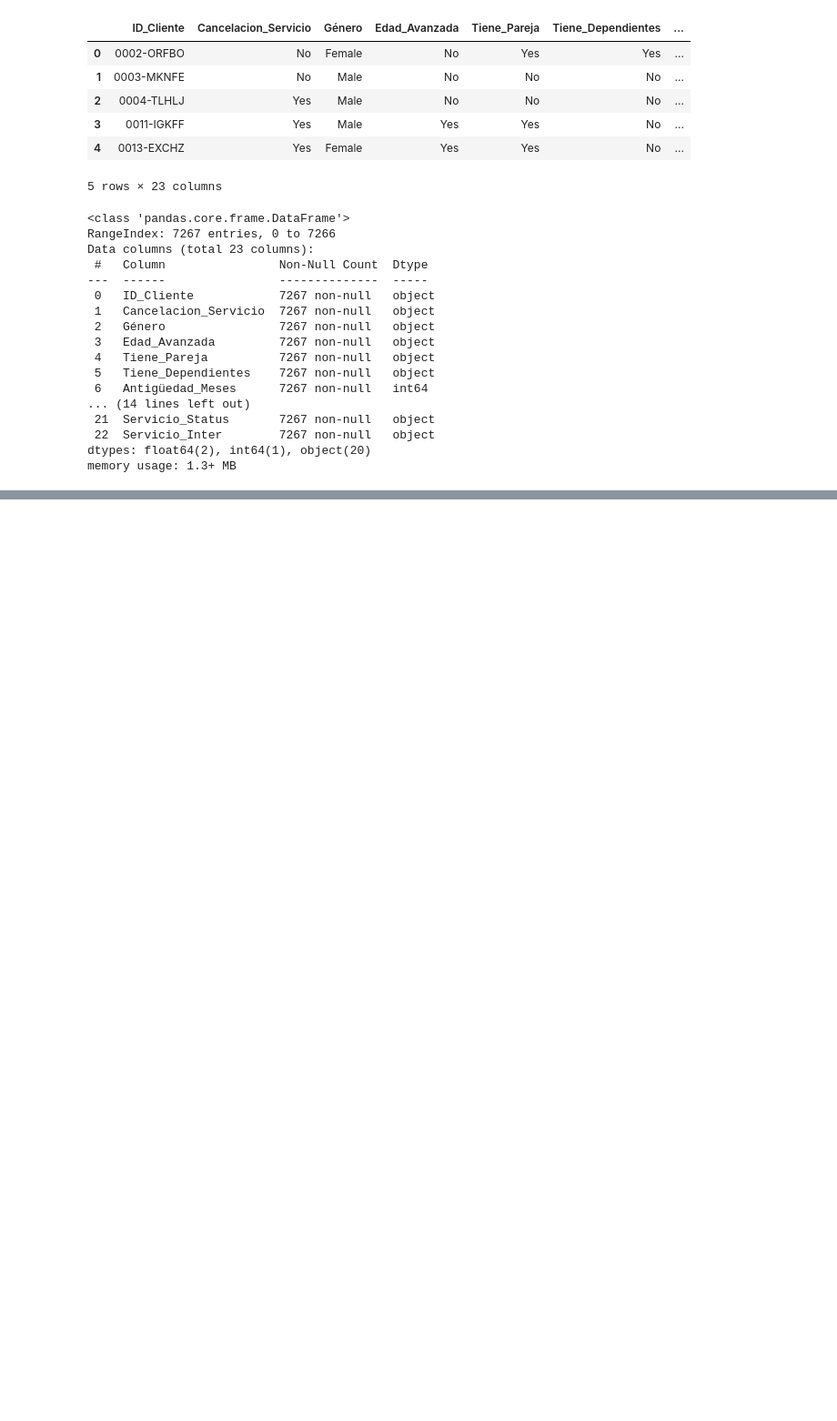
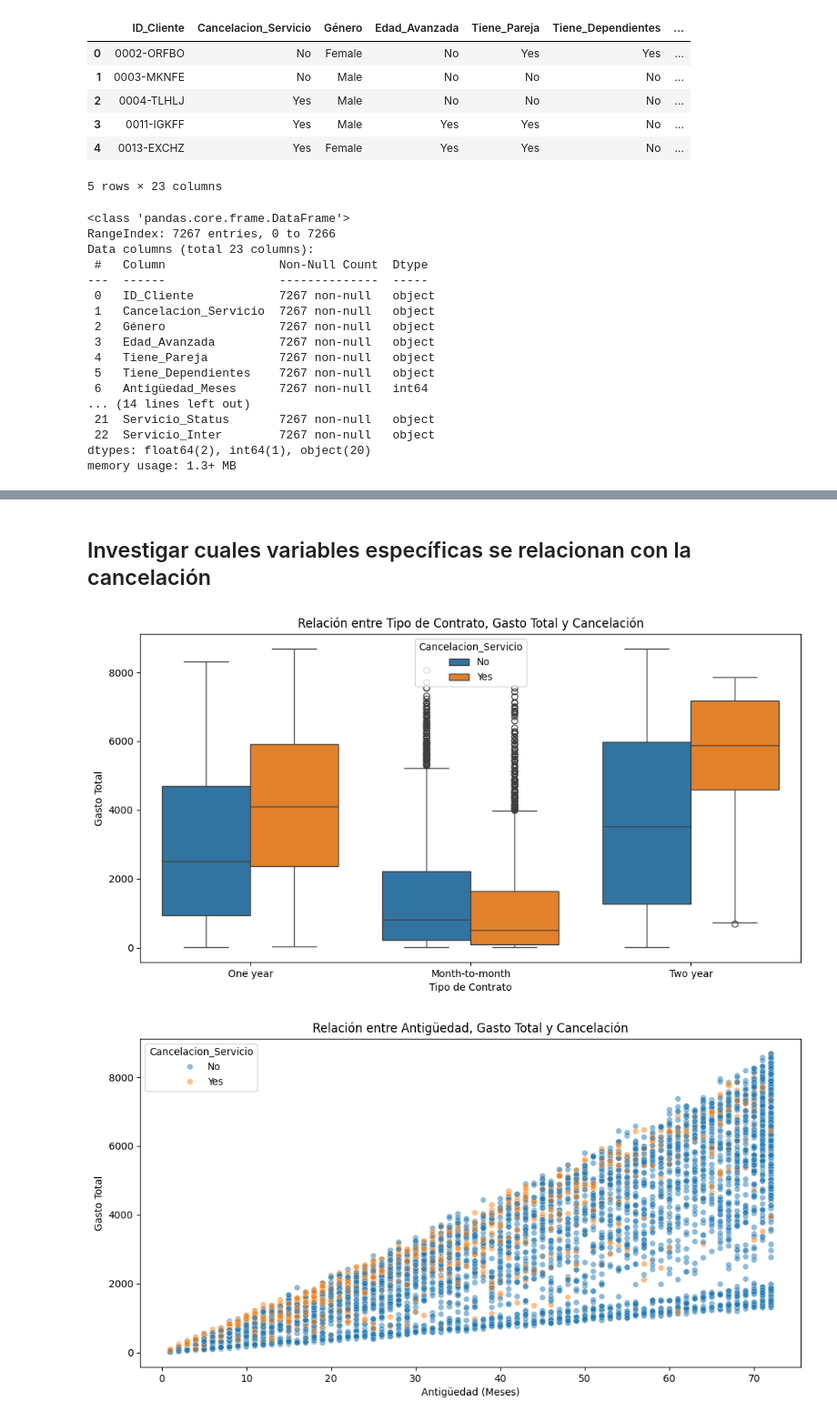
Before and after one commit to JosefRivers-Dev/Data-Science_Telecom_2_Oracle-LATAM, a Jupyter notebook: Data_Science_Telecom_2.ipynb, the cells around one changed output, grey strips where cells are left out. Shown at 91% size. Cells and saved outputs as stored; diff of their text form; code cells hidden in the pictures; blank space fills up the shorter version.

```diff
--- a/Data_Science_Telecom_2.ipynb
+++ b/Data_Science_Telecom_2.ipynb
@@ -70,0 +159,29 @@ LogisticRegression()
+# %% [markdown]
+## Investigar cuales variables específicas se relacionan con la cancelación
+# %%
+import seaborn as sns
+import matplotlib.pyplot as plt
+import pandas as pd
+
+# Cargar los datos originales para esta visualización específica
+url = "https://raw.githubusercontent.com/JosefRivers-Dev/Data-Science_Telecom_2_Oracle-LATAM/refs/heads/main/datos_tratados.csv"
+datos_originales = pd.read_csv(url)
+
+# Visualizar la relación entre 'Tipo_Contrato' y 'Consumo_Total' con 'Cancelacion_Servicio'
+plt.figure(figsize=(12, 6))
+sns.boxplot(x='Tipo_Contrato', y='Consumo_Total', hue='Cancelacion_Servicio', data=datos_originales)
+plt.title('Relación entre Tipo de Contrato, Gasto Total y Cancelación')
+plt.xlabel('Tipo de Contrato')
+plt.ylabel('Gasto Total')
+plt.show()
+
+# Visualizar la relación entre 'Antigüedad_Meses' y 'Consumo_Total' con 'Cancelacion_Servicio'
+plt.figure(figsize=(12, 6))
+sns.scatterplot(x='Antigüedad_Meses', y='Consumo_Total', hue='Cancelacion_Servicio', data=datos_originales, alpha=0.5)
+plt.title('Relación entre Antigüedad, Gasto Total y Cancelación')
+plt.xlabel('Antigüedad (Meses)')
+plt.ylabel('Gasto Total')
+plt.show()
+# %% [output]
+[figure, added]
+[figure, added]
```
Also changed, not shown: parts of 17 cells of this notebook.
